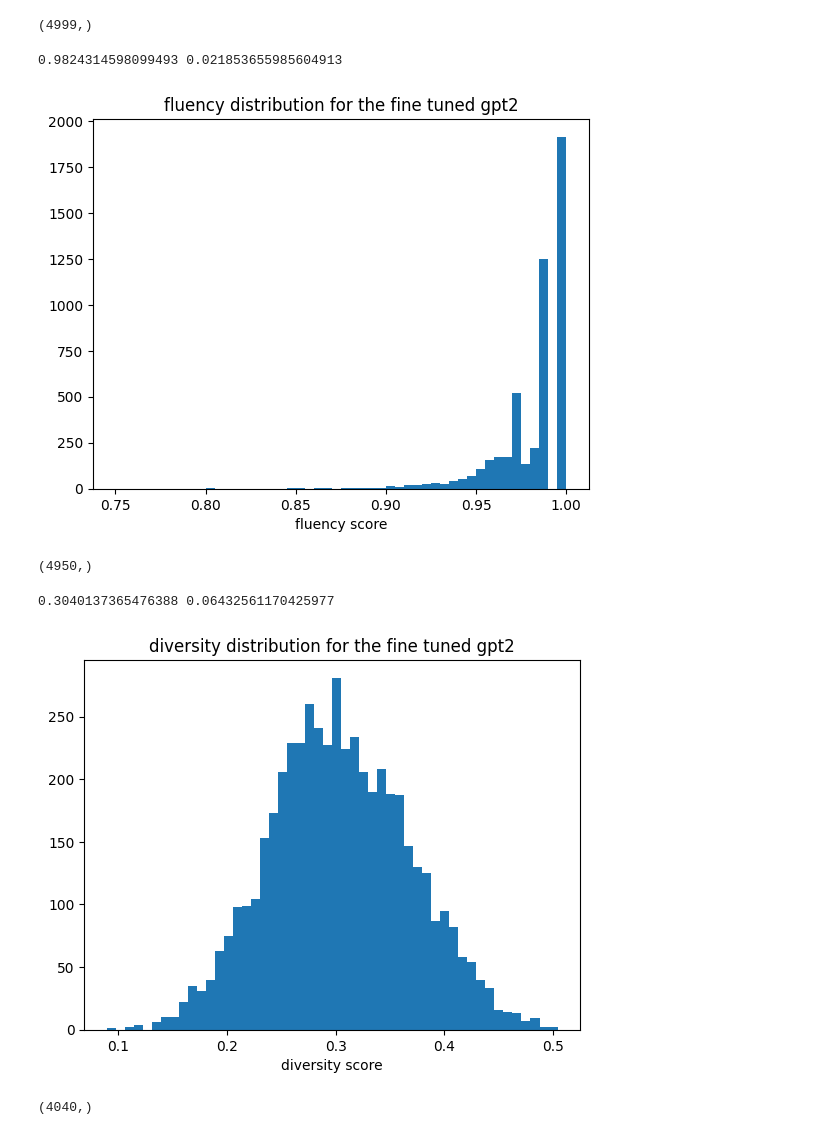
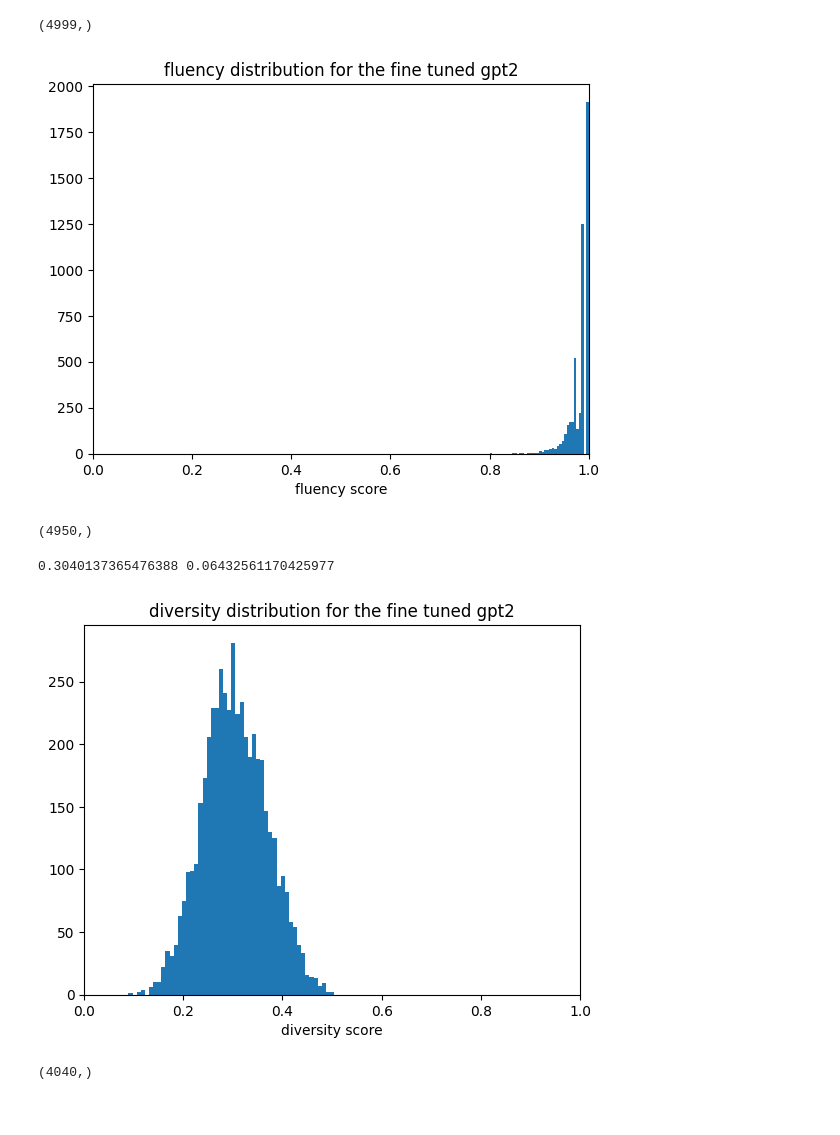
Before and after one commit to zczlsde/SentiBot, a Jupyter notebook: Baseline/run.ipynb, the cells around one changed output. Drawn from its saved outputs; the diff is of its cells as text; code cells hidden in the pictures.

```diff
--- a/Baseline/run.ipynb
+++ b/Baseline/run.ipynb
@@ -92,10 +92,10 @@ plt.figure()
 plt.hist(loaded, bins=50)
 plt.title("fluency distribution for the fine tuned gpt2")
 plt.xlabel("fluency score")
+plt.xlim(0, 1)
 plt.show()
 # %% [output]
-0.9824314598099493 0.021853655985604913
-[figure, old version]
+[figure, new version]
 # %%
 diversity = t.diversity(size=100)
 np.savetxt('./pre_computed/baseline_diversity_scores.txt', diversity, delimiter=',')
@@ -107,13 +107,14 @@ loaded_diversity.shape
 # %%
 print(np.mean(loaded_diversity), np.std(loaded_diversity))
 plt.figure()
 plt.hist(loaded_diversity, bins=50)
 plt.title("diversity distribution for the fine tuned gpt2")
 plt.xlabel("diversity score")
+plt.xlim(0, 1)
 plt.show()
 # %% [output]
 0.3040137365476388 0.06432561170425977
-[figure, old version]
+[figure, new version]
 # %%
 novelty = []
 for i in range(40):
```
Also changed, not shown: parts of 5 cells of this notebook, 3 other files.
